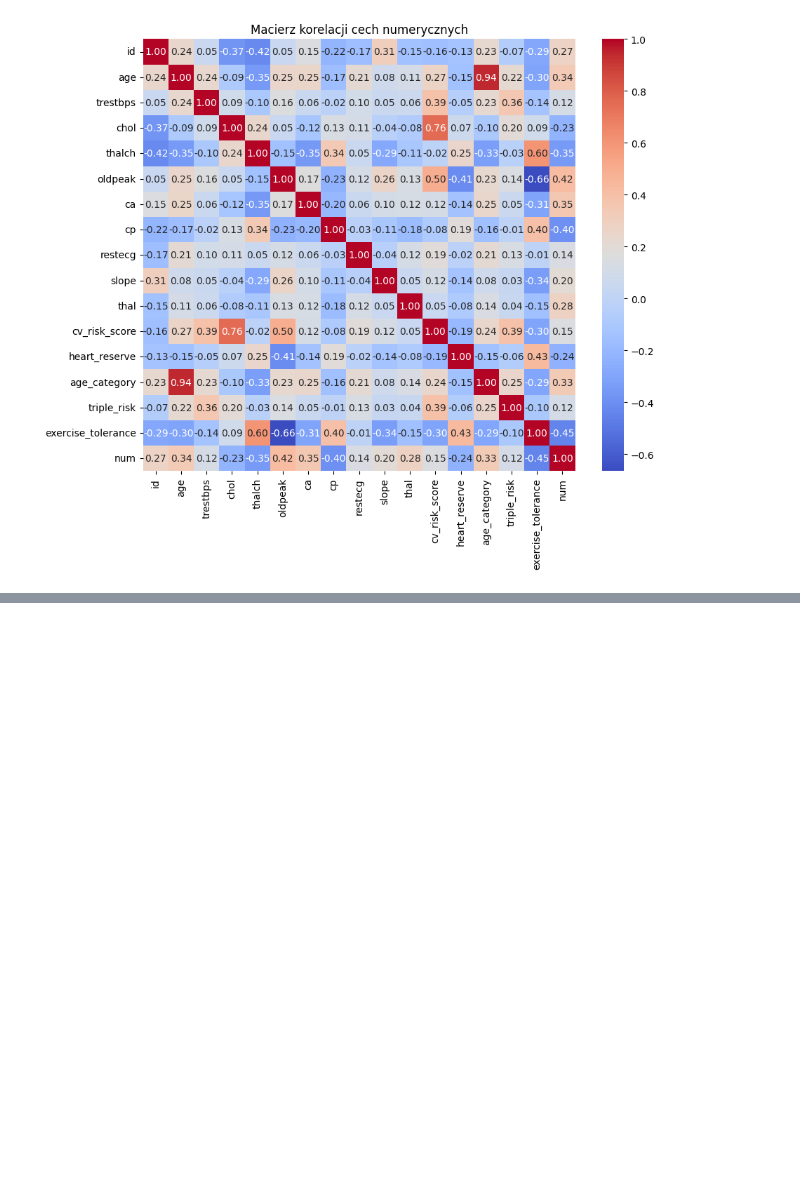
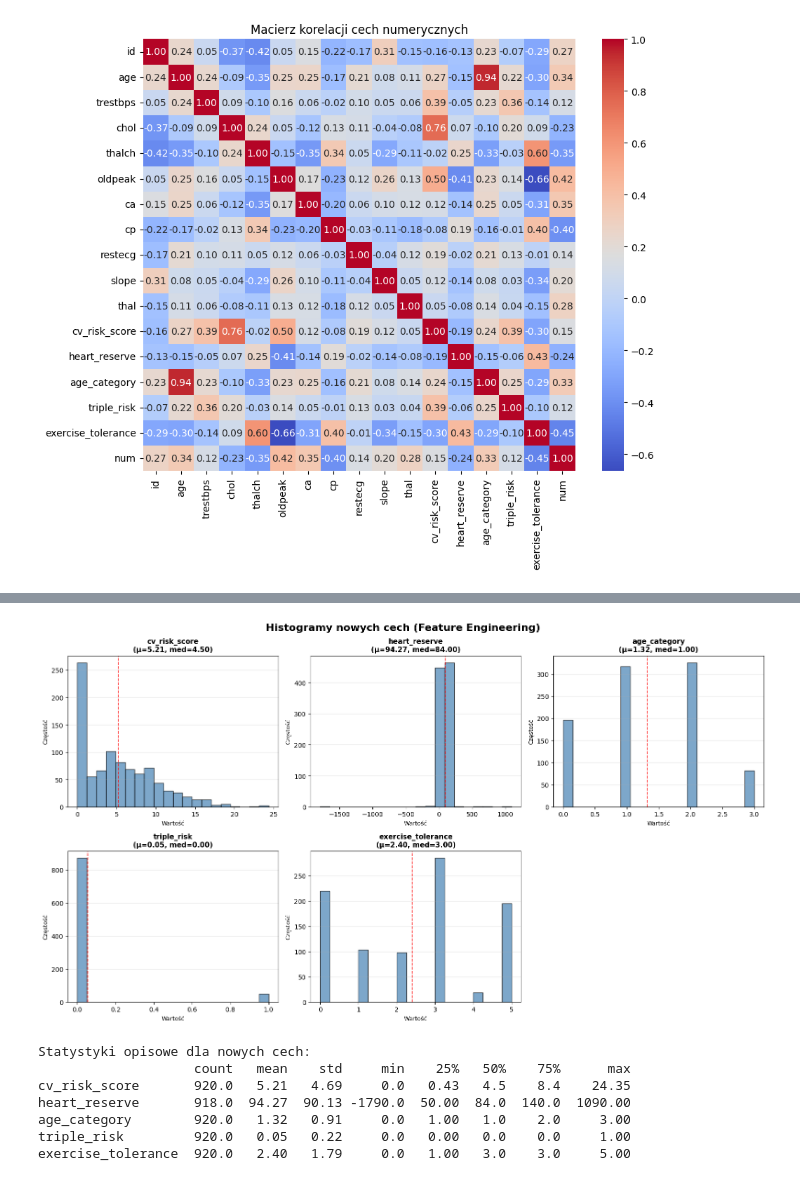
Before and after one commit to Nachos-mic/ZMUM_PROJEKT, a Jupyter notebook: zmum_project.ipynb, the cells around one changed output, grey strips where cells are left out. Cells and saved outputs as stored; diff of their text form; code cells hidden in the pictures; blank space fills up the shorter version.

Commit message:
czesc 3 + clean

```diff
--- a/zmum_project.ipynb
+++ b/zmum_project.ipynb
@@ -739,0 +535,45 @@ Chory (num>0)                 1.59
+# %%
+# HISTOGRAMY NOWYCH CECH (Feature Engineering)
+# Wizualizacja rozkładów nowych cech oraz statystyki opisowe
+
+new_features = ['cv_risk_score', 'heart_reserve', 'age_category', 'triple_risk', 'exercise_tolerance']
+existing_new_features = [f for f in new_features if f in df_encoded.columns]
+
+if existing_new_features:
+    fig, axes = plt.subplots(2, 3, figsize=(16, 9))
+    axes = axes.flatten()
+
+    for idx, col in enumerate(existing_new_features):
+        data = df_encoded[col].replace([np.inf, -np.inf], np.nan).dropna()
+        if len(data) == 0:
+            axes[idx].text(0.5, 0.5, f'{col}\n(brak danych)',
+                          ha='center', va='center', fontsize=10)
+            continue
+
+        axes[idx].hist(data, bins=20, color='steelblue', edgecolor='black', alpha=0.7)
+        mean_val, median_val = data.mean(), data.median()
+
+        axes[idx].set_title(f'{col}\n(μ={mean_val:.2f}, med={median_val:.2f})',
+                            fontsize=11, fontweight='bold')
+        axes[idx].set_xlabel('Wartość', fontsize=9)
+        axes[idx].set_ylabel('Częstość', fontsize=9)
+        axes[idx].grid(axis='y', alpha=0.3)
+        axes[idx].axvline(mean_val, color='red', linestyle='--', linewidth=1.2, alpha=0.8)
+
+    fig.delaxes(axes[-1])
+    plt.suptitle("Histogramy nowych cech (Feature Engineering)", fontsize=16, fontweight='bold')
+    plt.tight_layout()
+    plt.show()
+
+    print("\nStatystyki opisowe dla nowych cech:")
+    new_features_clean = df_encoded[existing_new_features].replace([np.inf, -np.inf], np.nan)
+    print(new_features_clean.describe().T.round(2))
+# %% [output]
+[figure, added]
+Statystyki opisowe dla nowych cech:
+                    count   mean    std     min    25%   50%    75%      max
+cv_risk_score       920.0   5.21   4.69     0.0   0.43   4.5    8.4    24.35
+heart_reserve       918.0  94.27  90.13 -1790.0  50.00  84.0  140.0  1090.00
+age_category        920.0   1.32   0.91     0.0   1.00   1.0    2.0     3.00
+triple_risk         920.0   0.05   0.22     0.0   0.00   0.0    0.0     1.00
+exercise_tolerance  920.0   2.40   1.79     0.0   1.00   3.0    3.0     5.00
```
Also changed, not shown: parts of 17 cells of this notebook.
